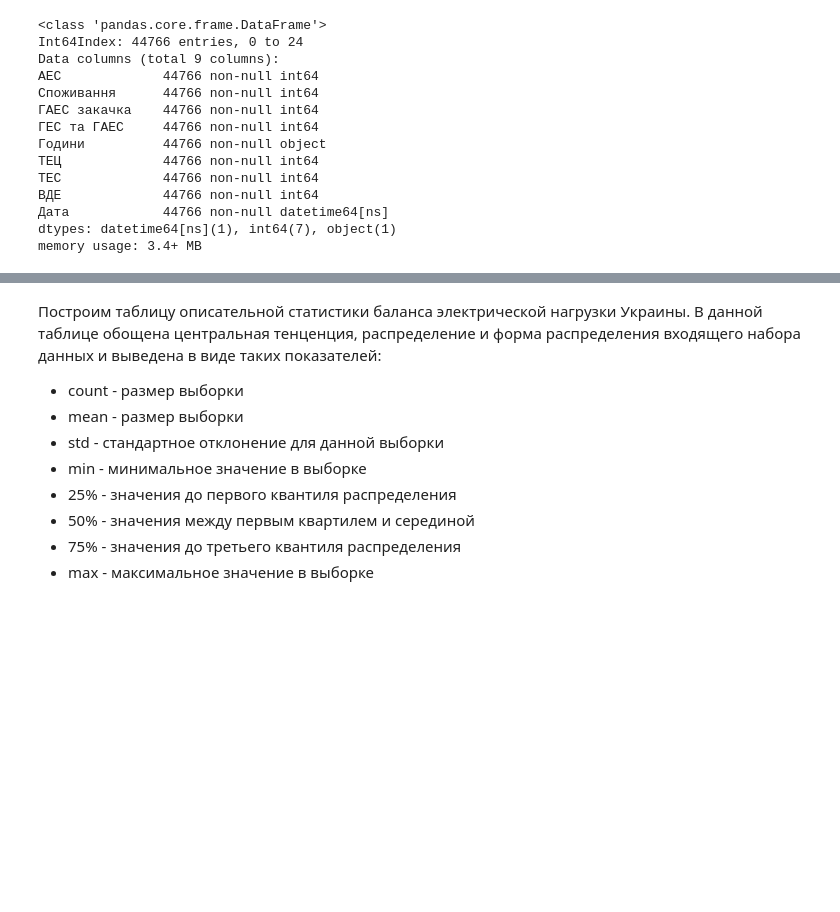
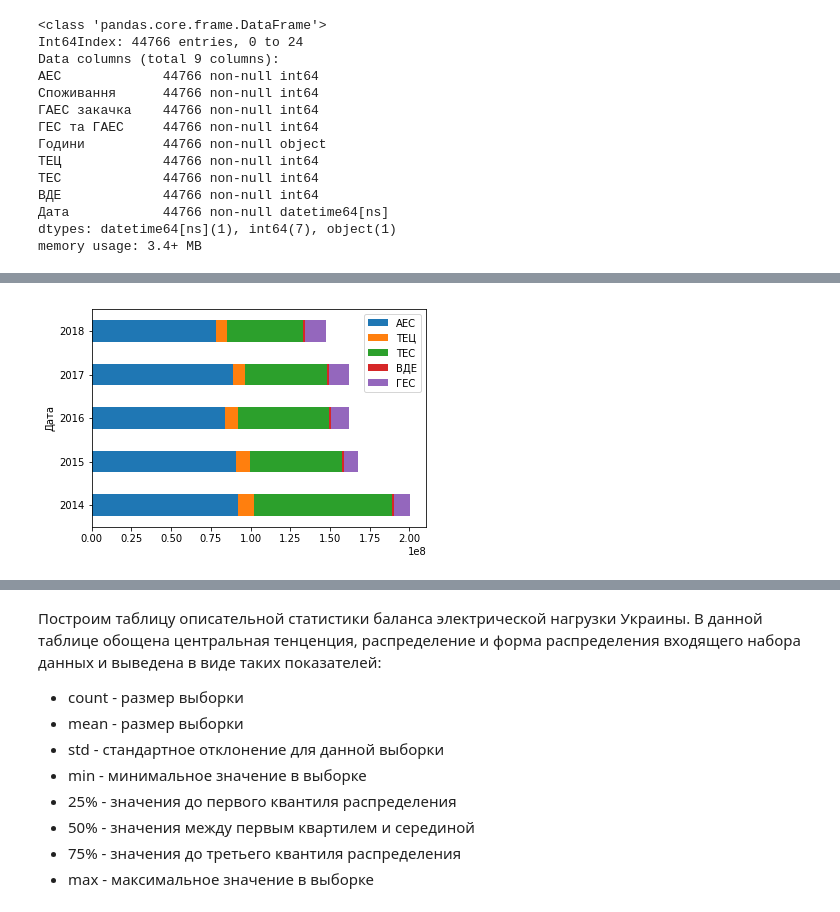
Before and after one commit to adaniky/Python_For_Data_Science, a Jupyter notebook: Energy_Consumption/Energy_Consumption_Time_Series.ipynb, the cells around one changed output, grey strips where cells are left out. Saved outputs shown, nothing was run; the diff lists cells and outputs as text; code cells hidden in the pictures; blank space fills up the shorter version.

```diff
--- a/Energy_Consumption/Energy_Consumption_Time_Series.ipynb
+++ b/Energy_Consumption/Energy_Consumption_Time_Series.ipynb
@@ -155,0 +175,6 @@ memory usage: 3.4+ MB
+# %%
+# Сравнительное распределение по типам генерации
+en_y[cols].plot.barh(stacked=True);
+plt.show()
+# %% [output]
+[figure, added]
```
Also changed, not shown: parts of 24 cells of this notebook, 1 other file.
